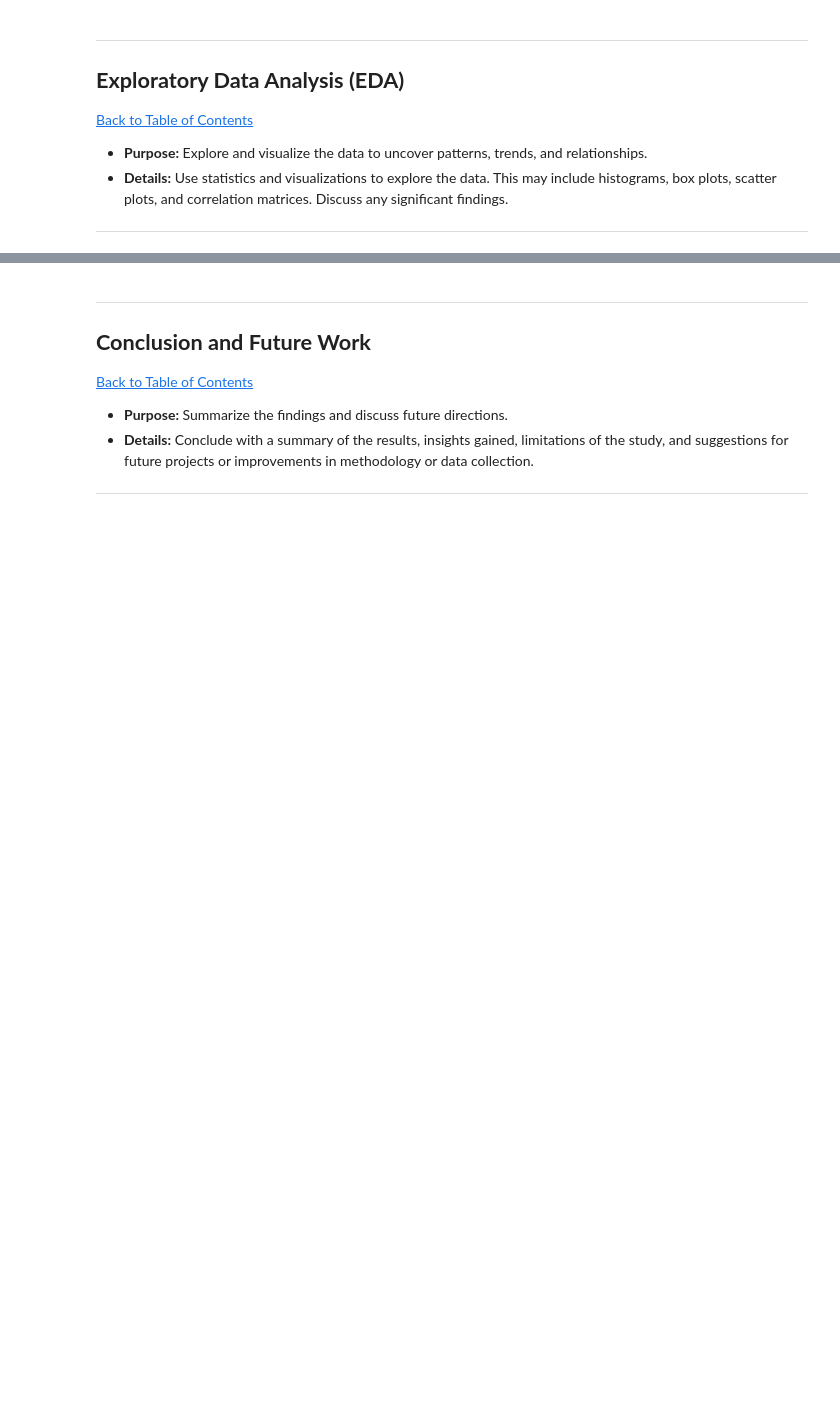
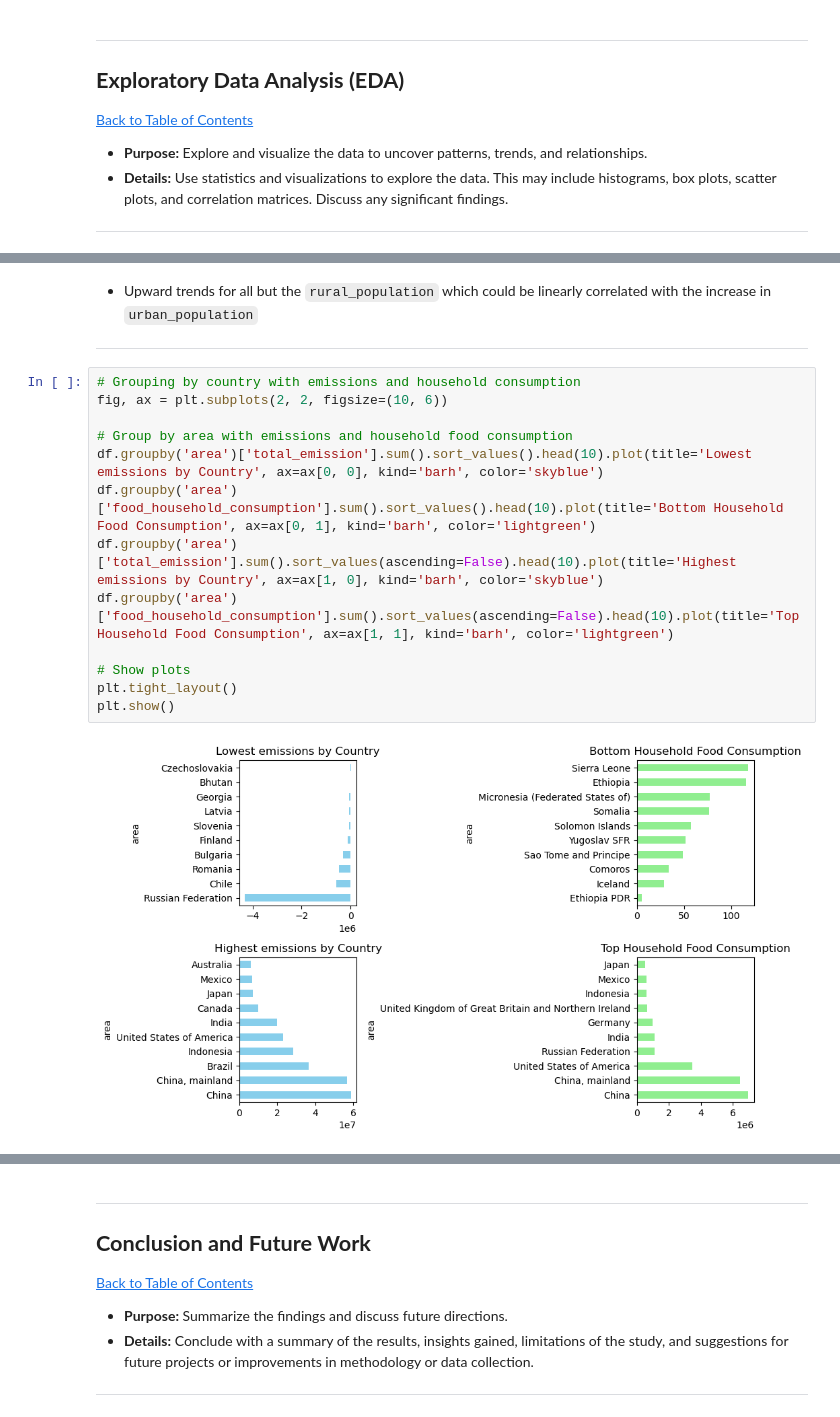
Before and after one commit to nhlokomomhlophe/2401PTDS_Regression_Project, a Jupyter notebook: 2401PTDS Regression Project.ipynb, the cells around one changed output, grey strips where cells are left out. Saved outputs shown, nothing was run; the diff lists cells and outputs as text; blank space fills up the shorter version.

```diff
--- a/2401PTDS Regression Project.ipynb
+++ b/2401PTDS Regression Project.ipynb
@@ -92,0 +342,18 @@ Exploring Earth's Forest Area Change since 1990
+# %% [markdown]
+- Upward trends for all but the `rural_population` which could be linearly correlated with the increase in `urban_population`
+---
+# %%
+# Grouping by country with emissions and household consumption
+fig, ax = plt.subplots(2, 2, figsize=(10, 6))
+
+# Group by area with emissions and household food consumption
+df.groupby('area')['total_emission'].sum().sort_values().head(10).plot(title='Lowest emissions by Country', ax=ax[0, 0], kind='barh', color='skyblue')
+df.groupby('area')['food_household_consumption'].sum().sort_values().head(10).plot(title='Bottom Household Food Consumption', ax=ax[0, 1], kind='barh', color='lightgreen')
+df.groupby('area')['total_emission'].sum().sort_values(ascending=False).head(10).plot(title='Highest emissions by Country', ax=ax[1, 0], kind='barh', color='skyblue')
+df.groupby('area')['food_household_consumption'].sum().sort_values(ascending=False).head(10).plot(title='Top Household Food Consumption', ax=ax[1, 1], kind='barh', color='lightgreen')
+
+# Show plots
+plt.tight_layout()
+plt.show()
+# %% [output]
+[figure, added]
```
Also changed, not shown: parts of 35 cells of this notebook.
